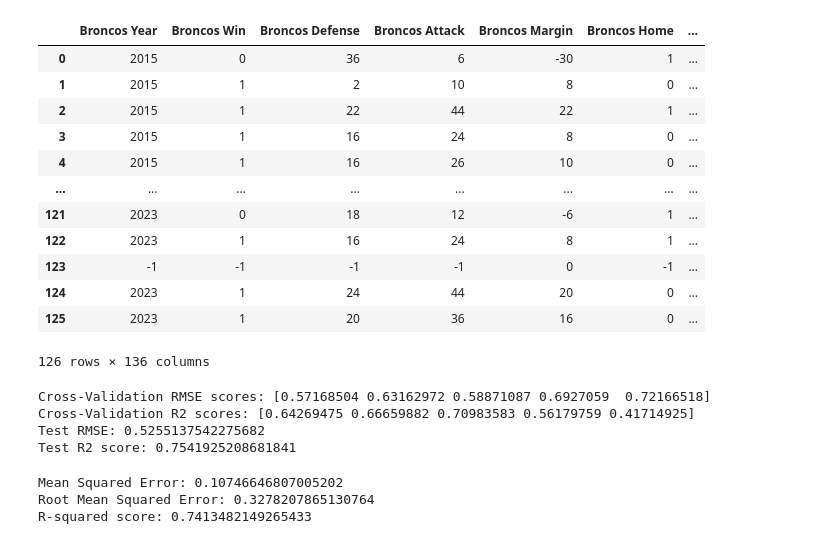
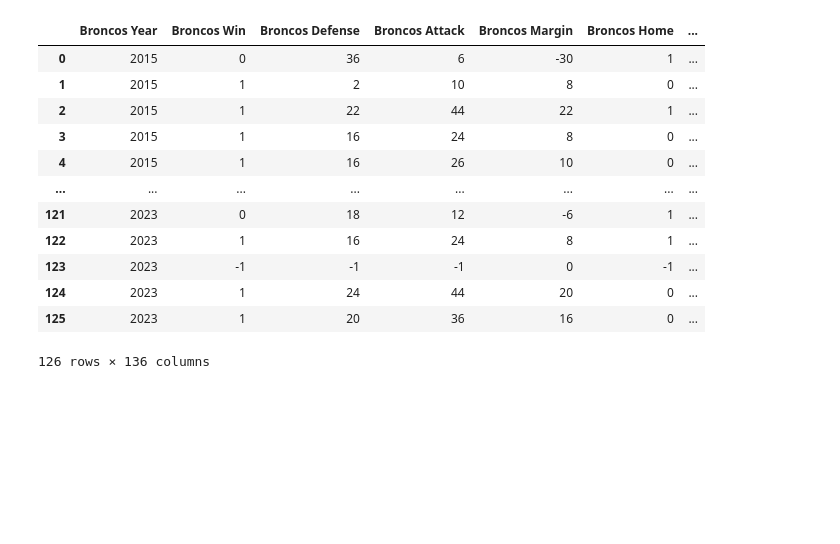
Before and after one commit to beauhobba/NRL-Data, a Jupyter notebook: feature_map_jup.ipynb, the cells around one changed output. Drawn from its saved outputs; the diff is of its cells as text; code cells hidden in the pictures; blank space fills up the shorter version.

Commit message:
Added: ml model

```diff
--- a/feature_map_jup.ipynb
+++ b/feature_map_jup.ipynb
@@ -91,36 +132,36 @@ for year in years:
             round_store[h_team_idx_fm+7] = round+1
 
         # input(round_teams)
         bye_teams = list(set(teams) - set(round_teams))
         for bye_team in bye_teams:
             b_team_idx = teams.index(bye_team)
             b_team_idx_fm = b_team_idx*len(variables)
-            round_store[b_team_idx_fm] = -1
+            round_store[b_team_idx_fm] = year
             round_store[b_team_idx_fm+1] = -1
             round_store[b_team_idx_fm+2] = -1
             round_store[b_team_idx_fm+3] = -1
             round_store[b_team_idx_fm+4] = 0
             round_store[b_team_idx_fm+5] = -1
             round_store[b_team_idx_fm+6] = -1
-            round_store[b_team_idx_fm+7] = -1
+            round_store[b_team_idx_fm+7] = round+1
 
         all_store.append(round_store)
         # Create an array with the same size as the DataFrame
 
         # Add the new row to the DataFrame using loc
         df.loc[len(df)] = round_store
 df
 # %% [output]
 |  | Broncos Year | Broncos Win | Broncos Defense | Broncos Attack | Broncos Margin | Broncos Home | ... |
 | 0 | 2015 | 0 | 36 | 6 | -30 | 1 | ... |
 | 1 | 2015 | 1 | 2 | 10 | 8 | 0 | ... |
 | 2 | 2015 | 1 | 22 | 44 | 22 | 1 | ... |
 | 3 | 2015 | 1 | 16 | 24 | 8 | 0 | ... |
 | 4 | 2015 | 1 | 16 | 26 | 10 | 0 | ... |
 | ... | ... | ... | ... | ... | ... | ... | ... |
 | 121 | 2023 | 0 | 18 | 12 | -6 | 1 | ... |
 | 122 | 2023 | 1 | 16 | 24 | 8 | 1 | ... |
-| 123 | -1 | -1 | -1 | -1 | 0 | -1 | ... |
+| 123 | 2023 | -1 | -1 | -1 | 0 | -1 | ... |
 | 124 | 2023 | 1 | 24 | 44 | 20 | 0 | ... |
 | 125 | 2023 | 1 | 20 | 36 | 16 | 0 | ... |
 126 rows × 136 columns
@@ -177,61 +229,0 @@ for team in teams:
-# %%
-from sklearn.model_selection import train_test_split
-from sklearn.linear_model import LinearRegression
-from sklearn.metrics import mean_squared_error, accuracy_score
-from sklearn.ensemble import RandomForestRegressor
-from sklearn.model_selection import cross_val_score
-
-# Create a Random Forest Regressor model
-rf_model = RandomForestRegressor(n_estimators=100, random_state=42)
-
-# Perform k-fold cross-validation (let's say k=5)
-k_folds = 5
-mse_scores = cross_val_score(rf_model, X_train, y_train, scoring='neg_mean_squared_error', cv=k_folds)
-
-# Convert negative MSE scores to positive (mean_squared_error uses negative values for scoring)
-mse_scores = -mse_scores
-
-# Calculate Root Mean Squared Error (RMSE) and R-squared (R2) score from the MSE scores
-rmse_scores = np.sqrt(mse_scores)
-r2_scores = cross_val_score(rf_model, X_train, y_train, scoring='r2', cv=k_folds)
-
-# Print the results
-print("Cross-Validation RMSE scores:", rmse_scores)
-print("Cross-Validation R2 scores:", r2_scores)
-
-# Fit the model on the whole training data
-rf_model.fit(X_train, y_train)
-
-# Evaluate the model on the test set
-y_pred = rf_model.predict(X_test)
-test_mse = mean_squared_error(y_test, y_pred)
-test_rmse = np.sqrt(test_mse)
-test_r2 = r2_score(y_test, y_pred)
-
-print("Test RMSE:", test_rmse)
-print("Test R2 score:", test_r2)
-# %% [output]
-Cross-Validation RMSE scores: [0.57168504 0.63162972 0.58871087 0.6927059  0.72166518]
-Cross-Validation R2 scores: [0.64269475 0.66659882 0.70983583 0.56179759 0.41714925]
-Test RMSE: 0.5255137542275682
-Test R2 score: 0.7541925208681841
-# %%
-# Make predictions on the test set
-predictions = model.predict(X_test)
-
-# Evaluate the model using Mean Squared Error (MSE)
-# Smaller MSE == performance imporvements
-mse = mean_squared_error(y_test, predictions)
-print("Mean Squared Error:", mse)
-
-# Root mean square error is the average error in the predictions
-rmse = np.sqrt(mse)
-print("Root Mean Squared Error:", rmse)
-
-# 1 is a perfect fit with r2 score
-r2 = r2_score(y_test, predictions)
-print("R-squared score:", r2)
-# %% [output]
-Mean Squared Error: 0.10746646807005202
-Root Mean Squared Error: 0.3278207865130764
-R-squared score: 0.7413482149265433
```
Also changed, not shown: parts of 8 cells of this notebook.
